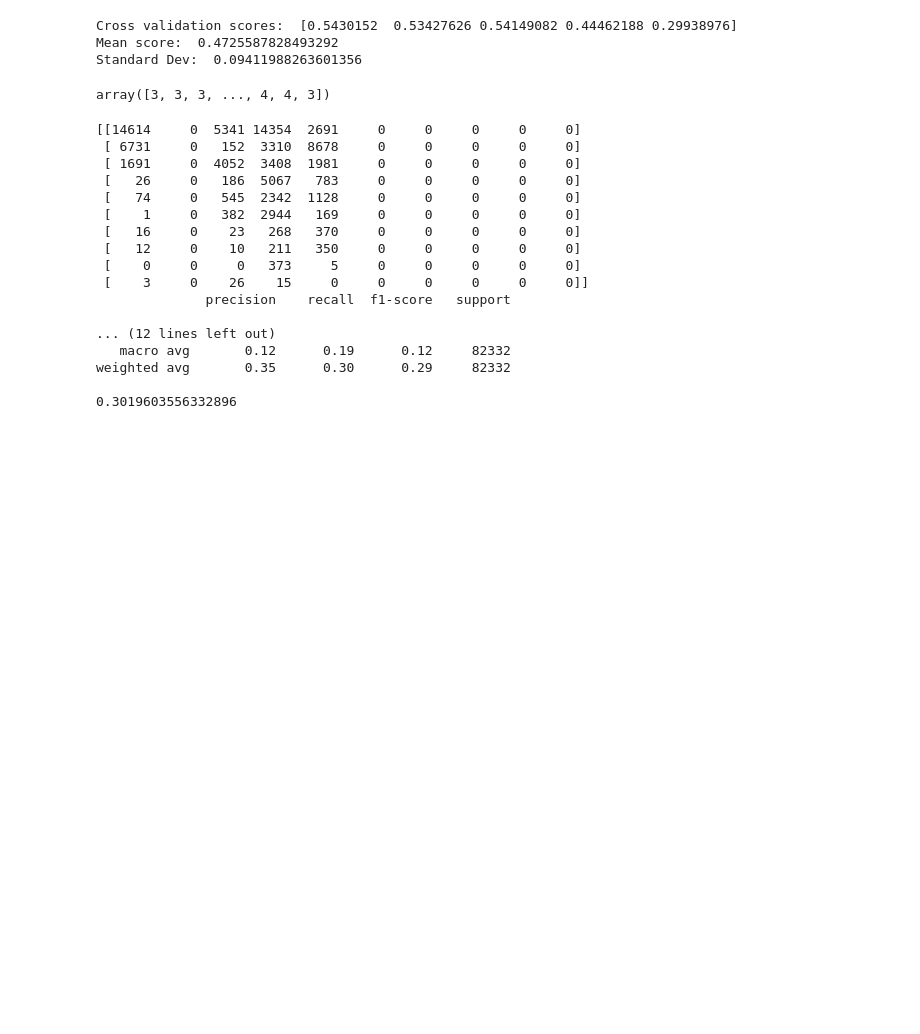
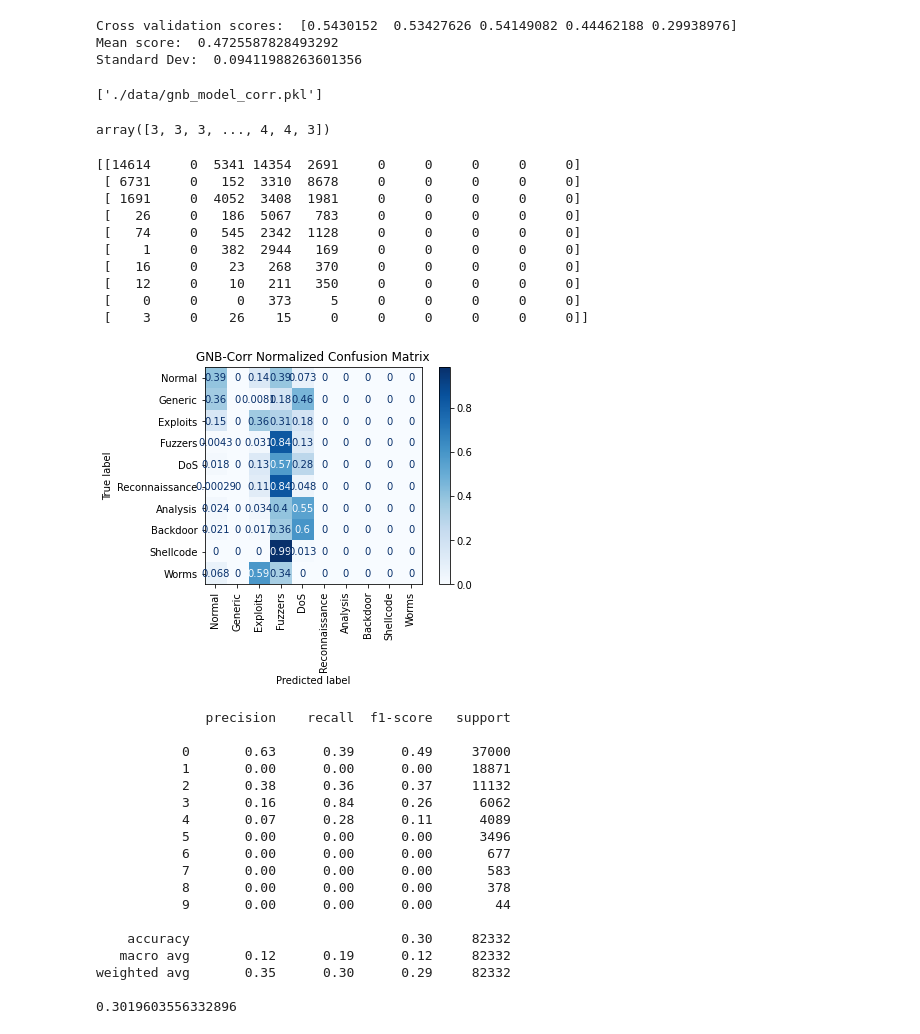
Before and after one commit to pvan1/DATA-606-Capstone, a Jupyter notebook: capstone-phase2.ipynb, the cells around one changed output. Saved outputs shown, nothing was run; the diff lists cells and outputs as text; code cells hidden in the pictures; blank space fills up the shorter version.

```diff
--- a/capstone-phase2.ipynb
+++ b/capstone-phase2.ipynb
@@ -791,6 +829,11 @@ print('Standard Dev: ', cv_scores_corr.std())
 Cross validation scores:  [0.5430152  0.53427626 0.54149082 0.44462188 0.29938976]
 Mean score:  0.4725587828493292
 Standard Dev:  0.09411988263601356
+# %%
+joblib.dump(gnb_corr, './data/gnb_model_corr.pkl')
+#gnb_corr = joblib.load('./data/gnb_model_corr.pkl')
+# %% [output]
+['./data/gnb_model_corr.pkl']
 # %%
 y_pred_gnb_corr = gnb_corr.predict(test_std_corr)
 y_pred_gnb_corr
@@ -799,25 +842,40 @@ array([3, 3, 3, ..., 4, 4, 3])
 # %%
 con_mat_gnb_corr = confusion_matrix(y_test, y_pred_gnb_corr)
 print(con_mat_gnb_corr)
+plt_norm_confmat(gnb_corr, test_std_corr, y_test, 'GNB-Corr Normalized Confusion Matrix',
+                 fname='gnb_corr_conf_mat', labels=class_names)
+plt.show()
 class_rep_gnb_corr = classification_report(y_test, y_pred_gnb_corr)
 print(class_rep_gnb_corr)
 acc_gnb_corr = accuracy_score(y_test, y_pred_gnb_corr)
 print(acc_gnb_corr)
 # %% [output]
 [[14614     0  5341 14354  2691     0     0     0     0     0]
  [ 6731     0   152  3310  8678     0     0     0     0     0]
  [ 1691     0  4052  3408  1981     0     0     0     0     0]
  [   26     0   186  5067   783     0     0     0     0     0]
  [   74     0   545  2342  1128     0     0     0     0     0]
  [    1     0   382  2944   169     0     0     0     0     0]
  [   16     0    23   268   370     0     0     0     0     0]
  [   12     0    10   211   350     0     0     0     0     0]
  [    0     0     0   373     5     0     0     0     0     0]
  [    3     0    26    15     0     0     0     0     0     0]]
-              precision    recall  f1-score   support
-
-... (12 lines left out)
-   macro avg       0.12      0.19      0.12     82332
-weighted avg       0.35      0.30      0.29     82332
-
-0.3019603556332896
+[figure, added]
+              precision    recall  f1-score   support
+
+           0       0.63      0.39      0.49     37000
+           1       0.00      0.00      0.00     18871
+           2       0.38      0.36      0.37     11132
+           3       0.16      0.84      0.26      6062
+           4       0.07      0.28      0.11      4089
+           5       0.00      0.00      0.00      3496
+           6       0.00      0.00      0.00       677
+           7       0.00      0.00      0.00       583
+           8       0.00      0.00      0.00       378
+           9       0.00      0.00      0.00        44
+
+    accuracy                           0.30     82332
+   macro avg       0.12      0.19      0.12     82332
+weighted avg       0.35      0.30      0.29     82332
+
+0.3019603556332896
```
Also changed, not shown: parts of 85 cells of this notebook.
